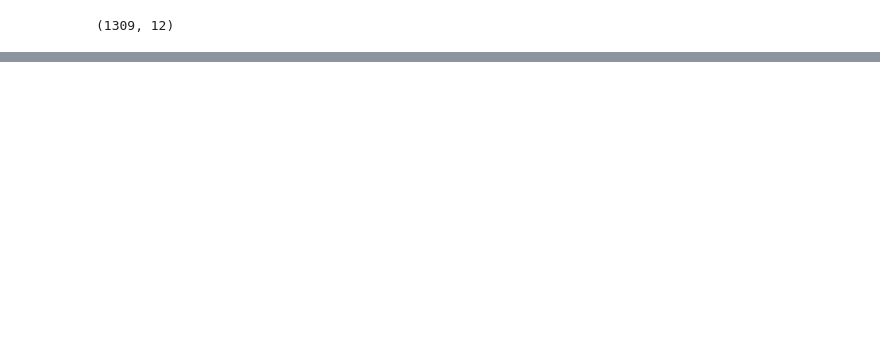
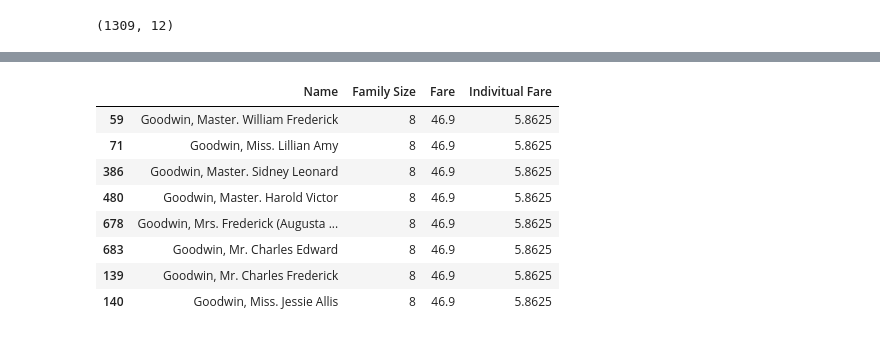
Before and after one commit to AbhishekKumarVerma2356/ML_Exploratory_Data_Analysis_Steps, a Jupyter notebook: Feature_Engineering.ipynb, the cells around one changed output, grey strips where cells are left out. Drawn from its saved outputs; the diff is of its cells as text; code cells hidden in the pictures; blank space fills up the shorter version.

```diff
--- a/Feature_Engineering.ipynb
+++ b/Feature_Engineering.ipynb
@@ -50,0 +141,12 @@ df.shape
+# %%
+df[df['Ticket']=='CA 2144'][['Name','Family Size','Fare','Indivitual Fare']]
+# %% [output]
+|  | Name | Family Size | Fare | Indivitual Fare |
+| 59 | Goodwin, Master. William Frederick | 8 | 46.9 | 5.8625 |
+| 71 | Goodwin, Miss. Lillian Amy | 8 | 46.9 | 5.8625 |
+| 386 | Goodwin, Master. Sidney Leonard | 8 | 46.9 | 5.8625 |
+| 480 | Goodwin, Master. Harold Victor | 8 | 46.9 | 5.8625 |
+| 678 | Goodwin, Mrs. Frederick (Augusta ... | 8 | 46.9 | 5.8625 |
+| 683 | Goodwin, Mr. Charles Edward | 8 | 46.9 | 5.8625 |
+| 139 | Goodwin, Mr. Charles Frederick | 8 | 46.9 | 5.8625 |
+| 140 | Goodwin, Miss. Jessie Allis | 8 | 46.9 | 5.8625 |
```
Also changed, not shown: parts of 17 cells of this notebook, 1 other file.
